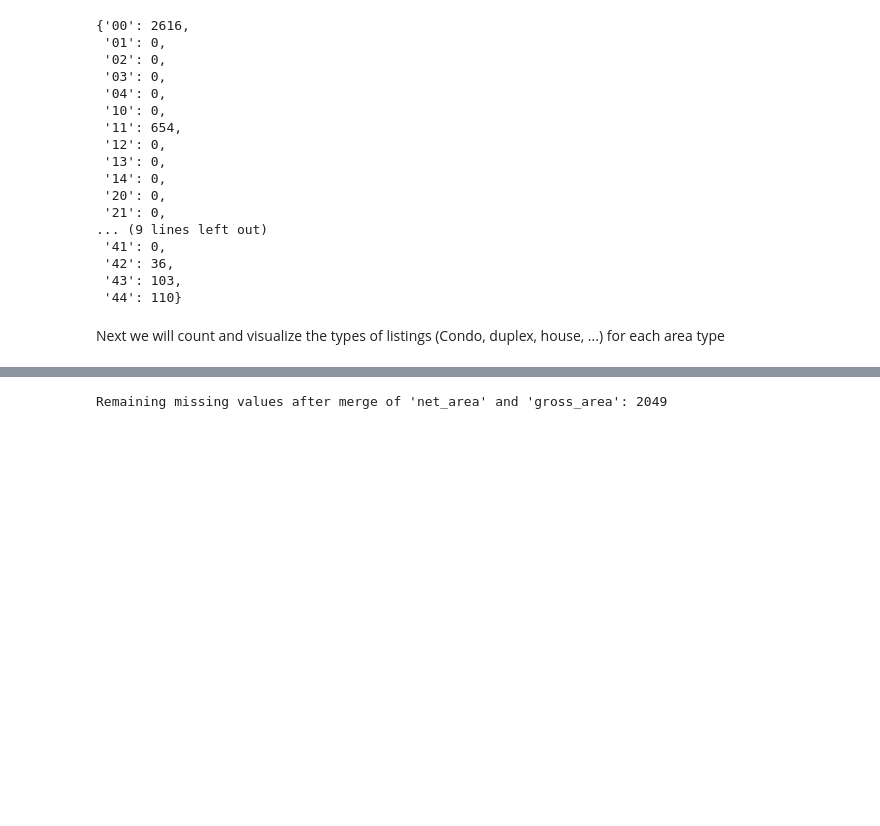
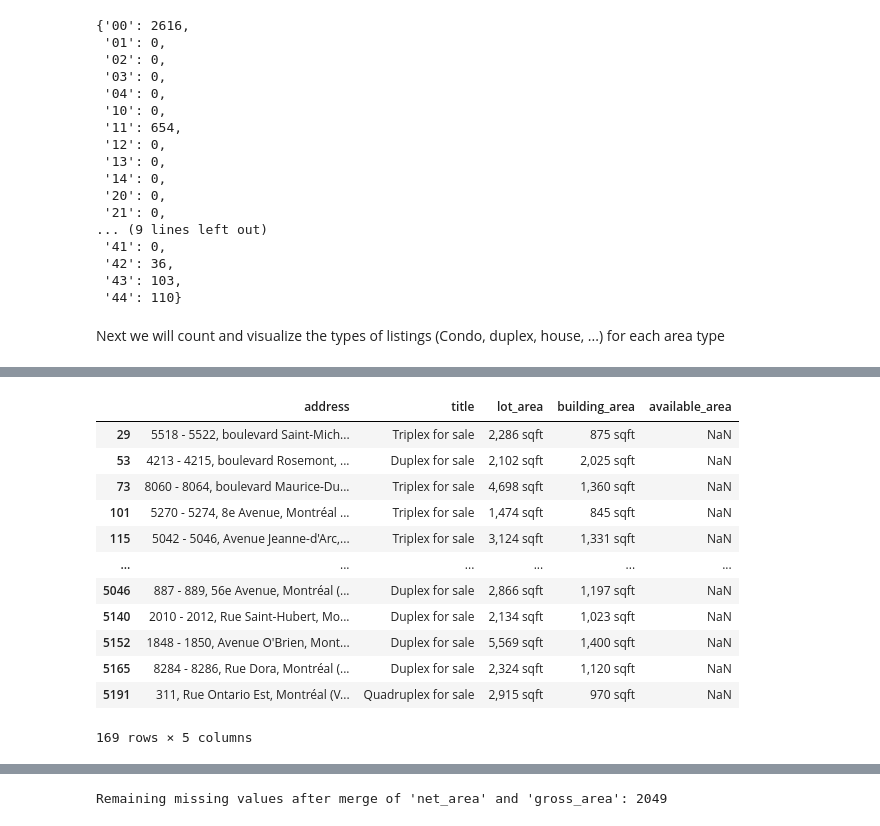
Before and after one commit to Jahnic/Data-Science, a Jupyter notebook: RealEstate/real_estate_scrape.ipynb, the cells around one changed output, grey strips where cells are left out. Saved outputs shown, nothing was run; the diff lists cells and outputs as text; code cells hidden in the pictures; blank space fills up the shorter version.

```diff
--- a/RealEstate/real_estate_scrape.ipynb
+++ b/RealEstate/real_estate_scrape.ipynb
@@ -1363,0 +1375,18 @@ Net and gross area, consequently, have no intersections. Additionally net and gr
+# %%
+building = df[df.building_area.notnull() & df.available_area.isnull()].\
+    loc[:, ['address', 'title', "lot_area", "building_area", "available_area"]]
+building
+# %% [output]
+|  | address | title | lot_area | building_area | available_area |
+| 29 | 5518 - 5522, boulevard Saint-Mich... | Triplex for sale | 2,286 sqft | 875 sqft | NaN |
+| 53 | 4213 - 4215, boulevard Rosemont, ... | Duplex for sale | 2,102 sqft | 2,025 sqft | NaN |
+| 73 | 8060 - 8064, boulevard Maurice-Du... | Triplex for sale | 4,698 sqft | 1,360 sqft | NaN |
+| 101 | 5270 - 5274, 8e Avenue, Montréal ... | Triplex for sale | 1,474 sqft | 845 sqft | NaN |
+| 115 | 5042 - 5046, Avenue Jeanne-d'Arc,... | Triplex for sale | 3,124 sqft | 1,331 sqft | NaN |
+| ... | ... | ... | ... | ... | ... |
+| 5046 | 887 - 889, 56e Avenue, Montréal (... | Duplex for sale | 2,866 sqft | 1,197 sqft | NaN |
+| 5140 | 2010 - 2012, Rue Saint-Hubert, Mo... | Duplex for sale | 2,134 sqft | 1,023 sqft | NaN |
+| 5152 | 1848 - 1850, Avenue O'Brien, Mont... | Duplex for sale | 5,569 sqft | 1,400 sqft | NaN |
+| 5165 | 8284 - 8286, Rue Dora, Montréal (... | Duplex for sale | 2,324 sqft | 1,120 sqft | NaN |
+| 5191 | 311, Rue Ontario Est, Montréal (V... | Quadruplex for sale | 2,915 sqft | 970 sqft | NaN |
+169 rows × 5 columns
```
Also changed, not shown: parts of 10 cells of this notebook.
